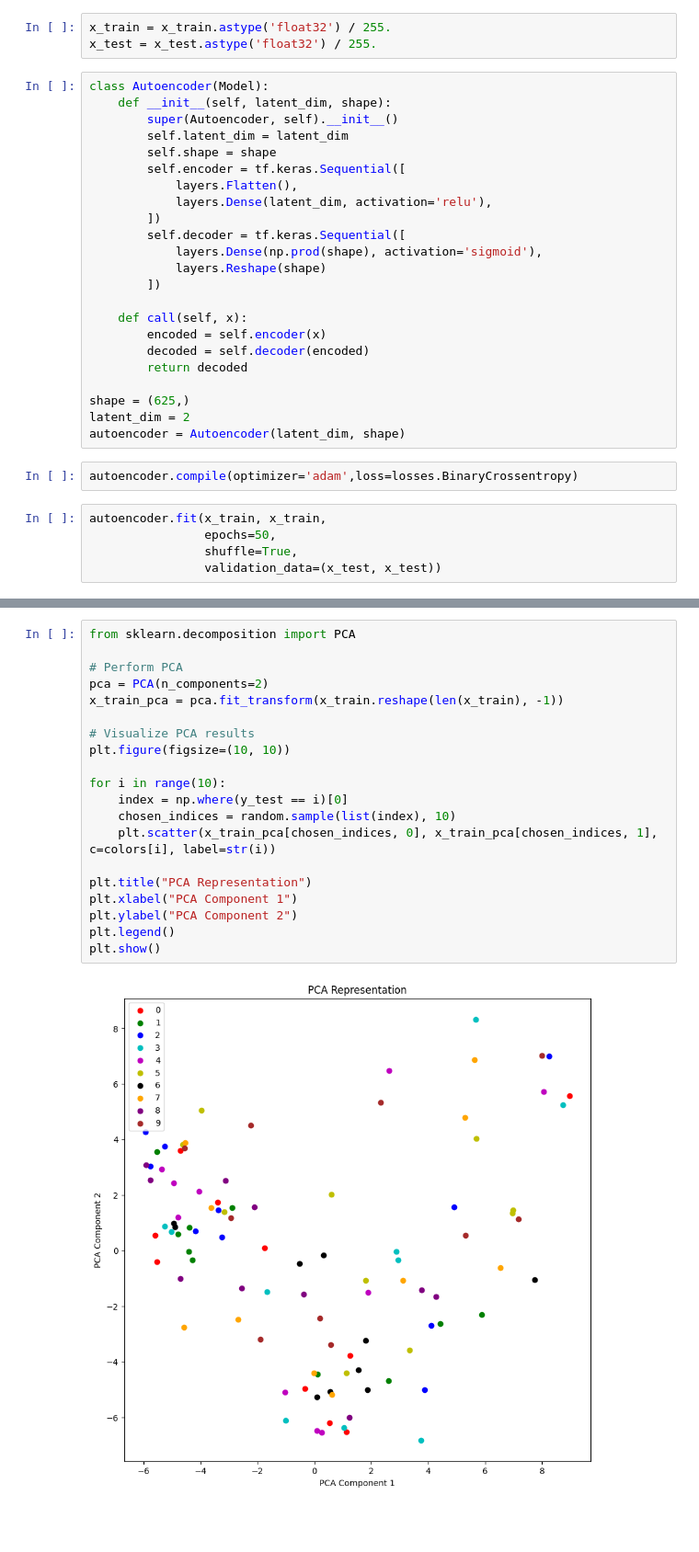
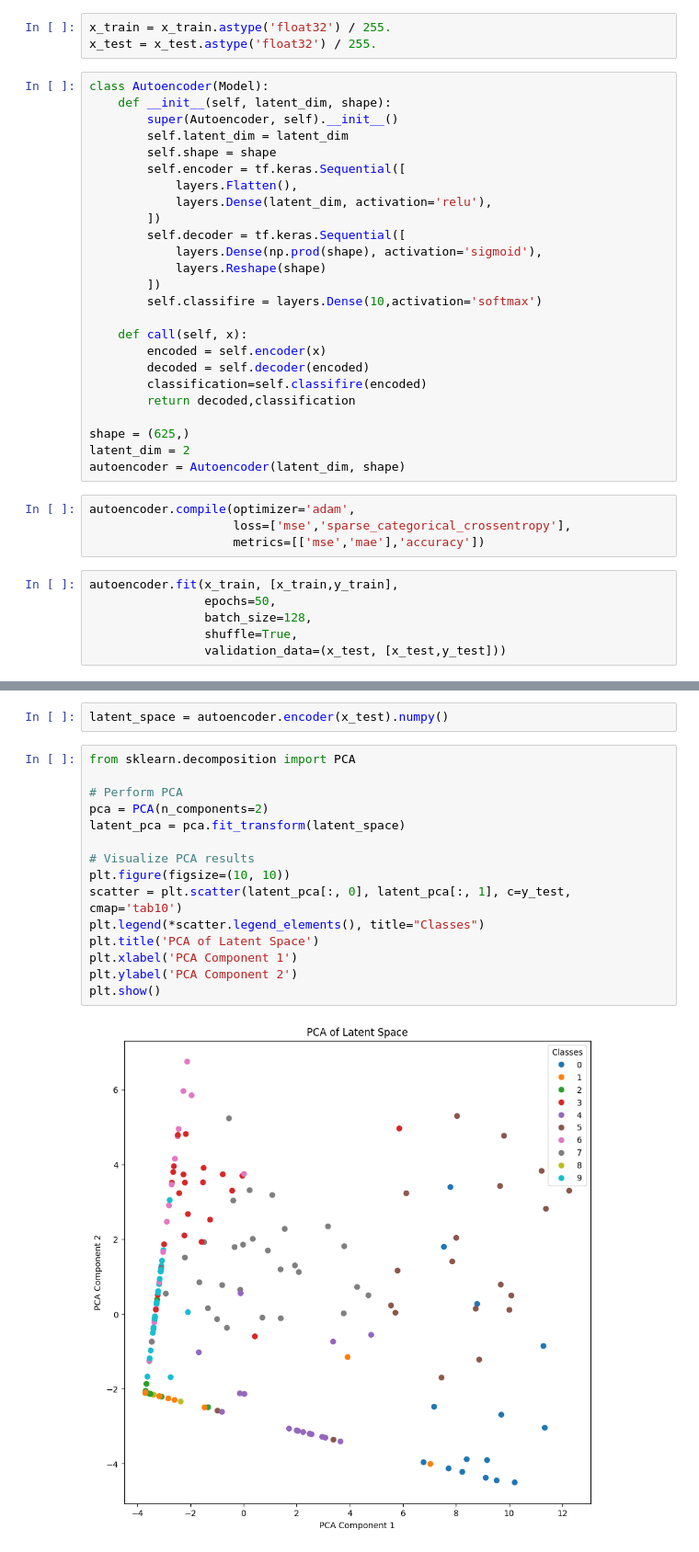
Before and after one commit to MaryamMortazaviSefat/new, a Jupyter notebook: q3.ipynb, the cells around one changed output, grey strips where cells are left out. Shown at 92% size. Drawn from its saved outputs; the diff is of its cells as text; blank space fills up the shorter version.

```diff
--- a/q3.ipynb
+++ b/q3.ipynb
@@ -32,21 +32,26 @@ class Autoencoder(Model):
             layers.Dense(np.prod(shape), activation='sigmoid'),
             layers.Reshape(shape)
         ])
+        self.classifire = layers.Dense(10,activation='softmax')
 
     def call(self, x):
         encoded = self.encoder(x)
         decoded = self.decoder(encoded)
-        return decoded
+        classification=self.classifire(encoded)
+        return decoded,classification
 
 shape = (625,)
 latent_dim = 2
 autoencoder = Autoencoder(latent_dim, shape)
 # %%
-autoencoder.compile(optimizer='adam',loss=losses.BinaryCrossentropy)
+autoencoder.compile(optimizer='adam',
+                    loss=['mse','sparse_categorical_crossentropy'],
+                    metrics=[['mse','mae'],'accuracy'])
 # %%
-autoencoder.fit(x_train, x_train,
+autoencoder.fit(x_train, [x_train,y_train],
                 epochs=50,
+                batch_size=128,
                 shuffle=True,
-                validation_data=(x_test, x_test))
+                validation_data=(x_test, [x_test,y_test]))
 # %% [output]
 Epoch 1/50
@@ -100,22 +87,19 @@ plt.show()
+# %%
+latent_space = autoencoder.encoder(x_test).numpy()
 # %%
 from sklearn.decomposition import PCA
 
 # Perform PCA
 pca = PCA(n_components=2)
-x_train_pca = pca.fit_transform(x_train.reshape(len(x_train), -1))
+latent_pca = pca.fit_transform(latent_space)
 
 # Visualize PCA results
 plt.figure(figsize=(10, 10))
-
-for i in range(10):
-    index = np.where(y_test == i)[0]
-    chosen_indices = random.sample(list(index), 10)
-    plt.scatter(x_train_pca[chosen_indices, 0], x_train_pca[chosen_indices, 1], c=colors[i], label=str(i))
-
-plt.title("PCA Representation")
-plt.xlabel("PCA Component 1")
-plt.ylabel("PCA Component 2")
-plt.legend()
+scatter = plt.scatter(latent_pca[:, 0], latent_pca[:, 1], c=y_test, cmap='tab10')
+plt.legend(*scatter.legend_elements(), title="Classes")
+plt.title('PCA of Latent Space')
+plt.xlabel('PCA Component 1')
+plt.ylabel('PCA Component 2')
 plt.show()
 # %% [output]
-[figure, old version]
+[figure, new version]
```
Also changed, not shown: parts of 6 cells of this notebook.
